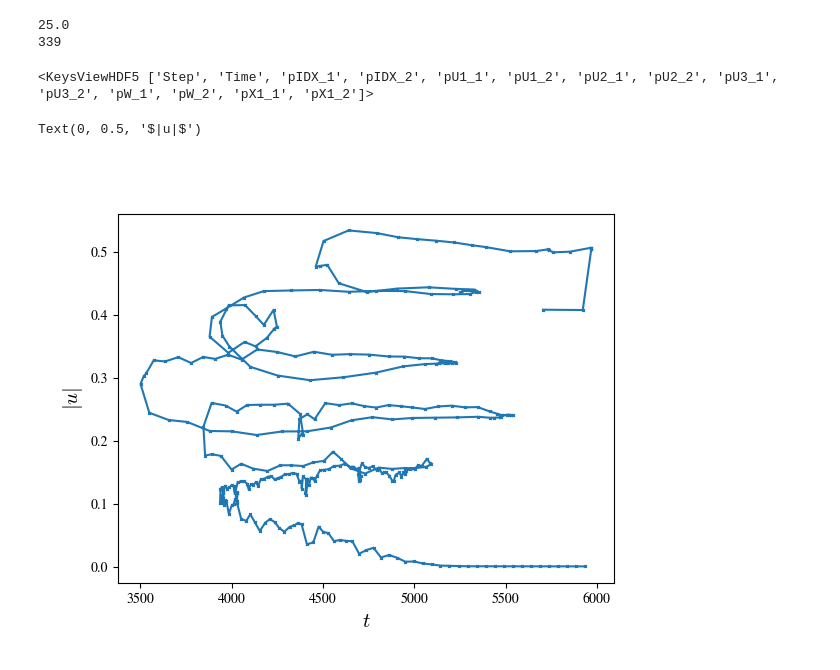
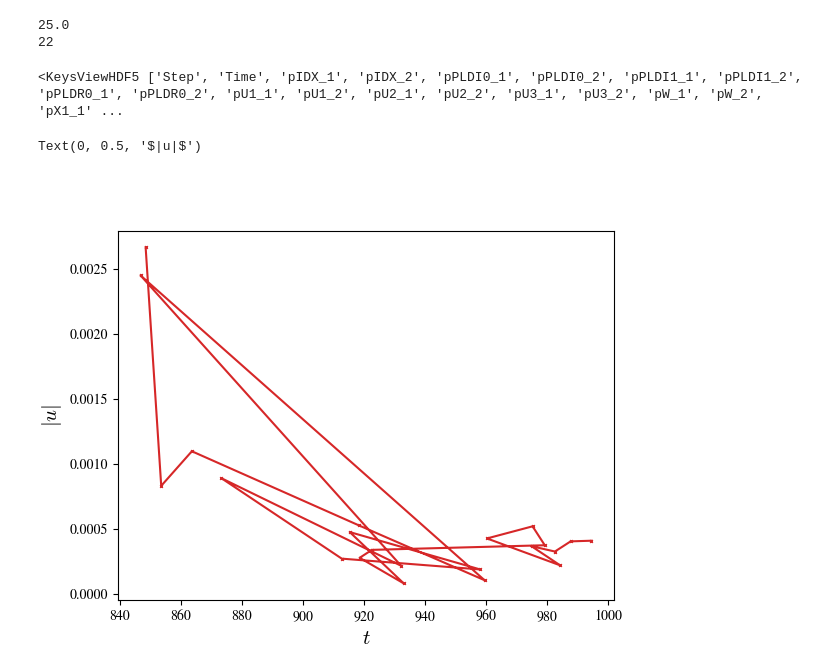
Before and after one commit to xwgong01/entity, a Jupyter notebook: FldMCP/Track.ipynb, the cells around one changed output. Saved outputs shown, nothing was run; the diff lists cells and outputs as text; code cells hidden in the pictures.

```diff
--- a/FldMCP/Track.ipynb
+++ b/FldMCP/Track.ipynb
@@ -25,7 +25,7 @@ fstick = 12
 def smooth( x, window_len=61, window='hanning', axis = -1):
     return filters.convolve1d(x, np.ones(window_len)/window_len, axis=axis)
 
-datafolder = '/travail/xgong/test_leaky/output/mi25-Unmag'
+datafolder = '/travail/xgong/test_separate/output/mi25-Unmag'
 import re
 
 match = re.search(r'mi(\d+)', datafolder)
@@ -52,15 +52,17 @@ with open(os.path.join(datafolder, 'filelist_flds.txt')) as f:
 # %matplotlib widget
 # %% [output]
 25.0
-339
+22
 # %%
 file = h5py.File(files[-1])['Step0']
 idx = np.argsort(np.sqrt(np.array(file['pU1_2'])**2
                              +np.array(file['pU2_2'])**2
                              +np.array(file['pU3_2'])**2))
 
+# idx = np.argsort(file['pX1_2'])
 
-ids = np.array(file['pIDX_2'])[idx[-2000:-1]]
+
+# ids = np.array(file['pIDX_2'])[idx[-2000:-1]]
 # print(ids)
 file = h5py.File(files[-1])['Step0']
 print(file.keys())
@@ -71,7 +73,7 @@ e = []
 def extract(filename, keys, ids):
     try:
         file = h5py.File(filename)['Step0']
-        ID = np.array(file['pIDX_2'])
+        ID = np.array(file['pIDX_1'])
     except KeyError:
         return
 
@@ -104,7 +106,7 @@ def extract(filename, keys, ids):
 
 
 results = joblib.Parallel(n_jobs=8)(
-    joblib.delayed(extract)(file, ['pX1_2','vel'], ids) for file in tqdm.tqdm(files[:])
+    joblib.delayed(extract)(file, ['pX1_2','vel'], idx) for file in tqdm.tqdm(files[:])
 )
 
 for res in results:
@@ -115,21 +117,21 @@ t = np.array(t)
 x = np.array(x)
 e = np.array(e)
 # %% [output]
-<KeysViewHDF5 ['Step', 'Time', 'pIDX_1', 'pIDX_2', 'pU1_1', 'pU1_2', 'pU2_1', 'pU2_2', 'pU3_1', 'pU3_2', 'pW_1', 'pW_2', 'pX1_1', 'pX1_2']>
+<KeysViewHDF5 ['Step', 'Time', 'pIDX_1', 'pIDX_2', 'pPLDI0_1', 'pPLDI0_2', 'pPLDI1_1', 'pPLDI1_2', 'pPLDR0_1', 'pPLDR0_2', 'pU1_1', 'pU1_2', 'pU2_1', 'pU2_2', 'pU3_1', 'pU3_2', 'pW_1', 'pW_2', 'pX1_1' ...
 # %%
 %matplotlib ipympl
 from matplotlib.patches import Rectangle
 fig, ax = plt.subplots()
 # rect = Rectangle((3000*0.8-250, 0), 500, 0.3, color='gray', alpha=0.3)  # alpha 控制透明度
 # ax.add_patch(rect)
 
-for a in tqdm.trange(-2,-1):
-    # ax.plot(t[:],e[:,a][:], marker = 'x', markersize = 2)
+for a in tqdm.trange(-10,-1):
+    # ax.plot(t[:],x[:,a][:], marker = 'x', markersize = 2)
     ax.plot(x[:,a][:],e[:,a][:], marker = 'x', markersize = 2)
 
-# plt.ylim(3000 * 0.95, 3000)
+# plt.ylim(981,1000)
 plt.xlabel(r'$t$', fontsize=15)
 plt.ylabel(r'$|u|$', fontsize=15)
 # %% [output]
 Text(0, 0.5, '$|u|$')
-[figure, old version]
+[figure, new version]
```
Also changed, not shown: 3 other files.
